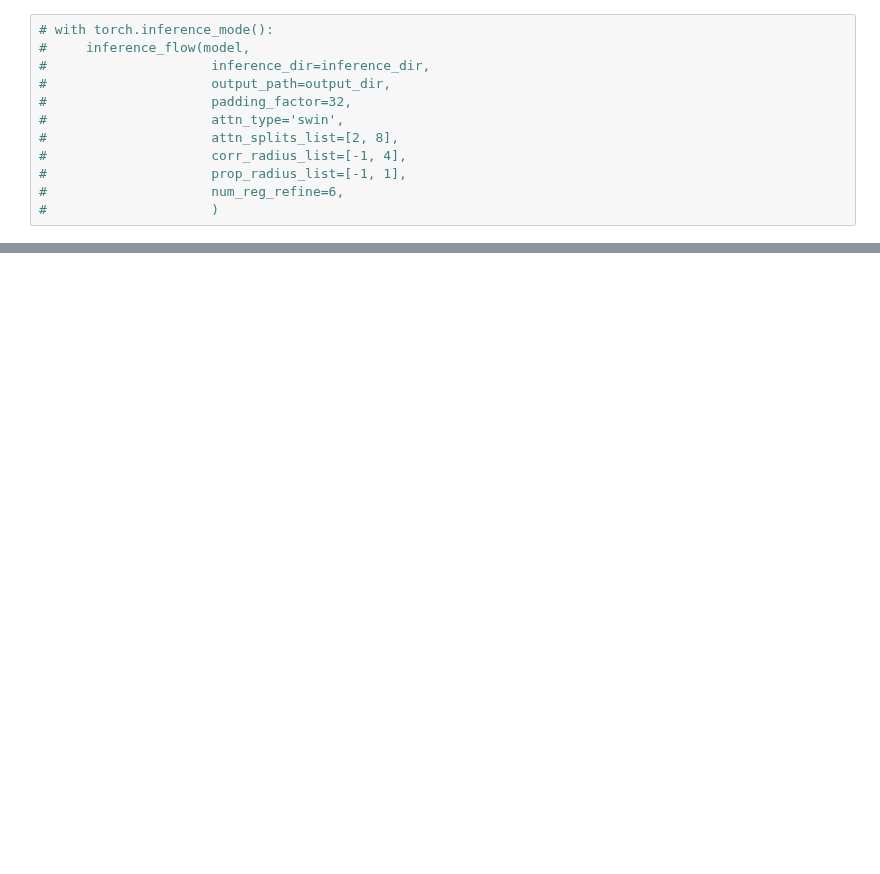
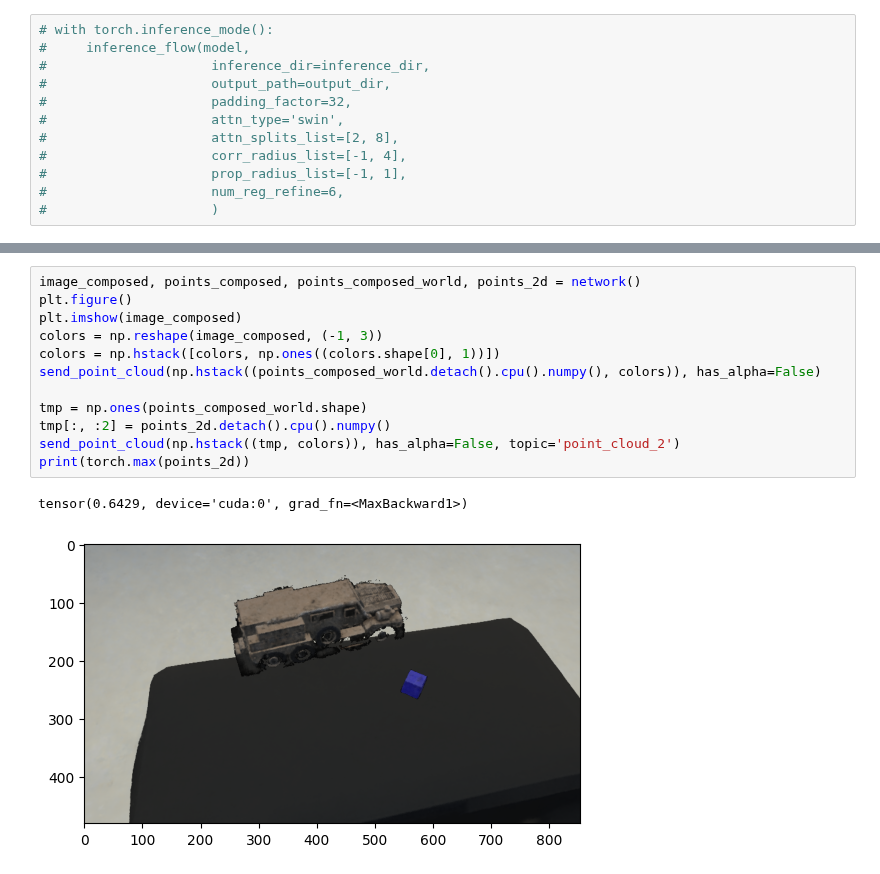
Before and after one commit to pac48/thesis_nerf, a Jupyter notebook: notebooks/nerf_optical_flow.ipynb, the cells around one changed output, grey strips where cells are left out. Cells and saved outputs as stored; diff of their text form; blank space fills up the shorter version.

```diff
--- a/notebooks/nerf_optical_flow.ipynb
+++ b/notebooks/nerf_optical_flow.ipynb
@@ -224,0 +435,15 @@ plt.imshow(vis_flow)
+# %%
+image_composed, points_composed, points_composed_world, points_2d = network()
+plt.figure()
+plt.imshow(image_composed)
+colors = np.reshape(image_composed, (-1, 3))
+colors = np.hstack([colors, np.ones((colors.shape[0], 1))])
+send_point_cloud(np.hstack((points_composed_world.detach().cpu().numpy(), colors)), has_alpha=False)
+
+tmp = np.ones(points_composed_world.shape)
+tmp[:, :2] = points_2d.detach().cpu().numpy()
+send_point_cloud(np.hstack((tmp, colors)), has_alpha=False, topic='point_cloud_2')
+print(torch.max(points_2d))
+# %% [output]
+tensor(0.6429, device='cuda:0', grad_fn=<MaxBackward1>)
+[figure, added]
```
Also changed, not shown: parts of 9 cells of this notebook.
